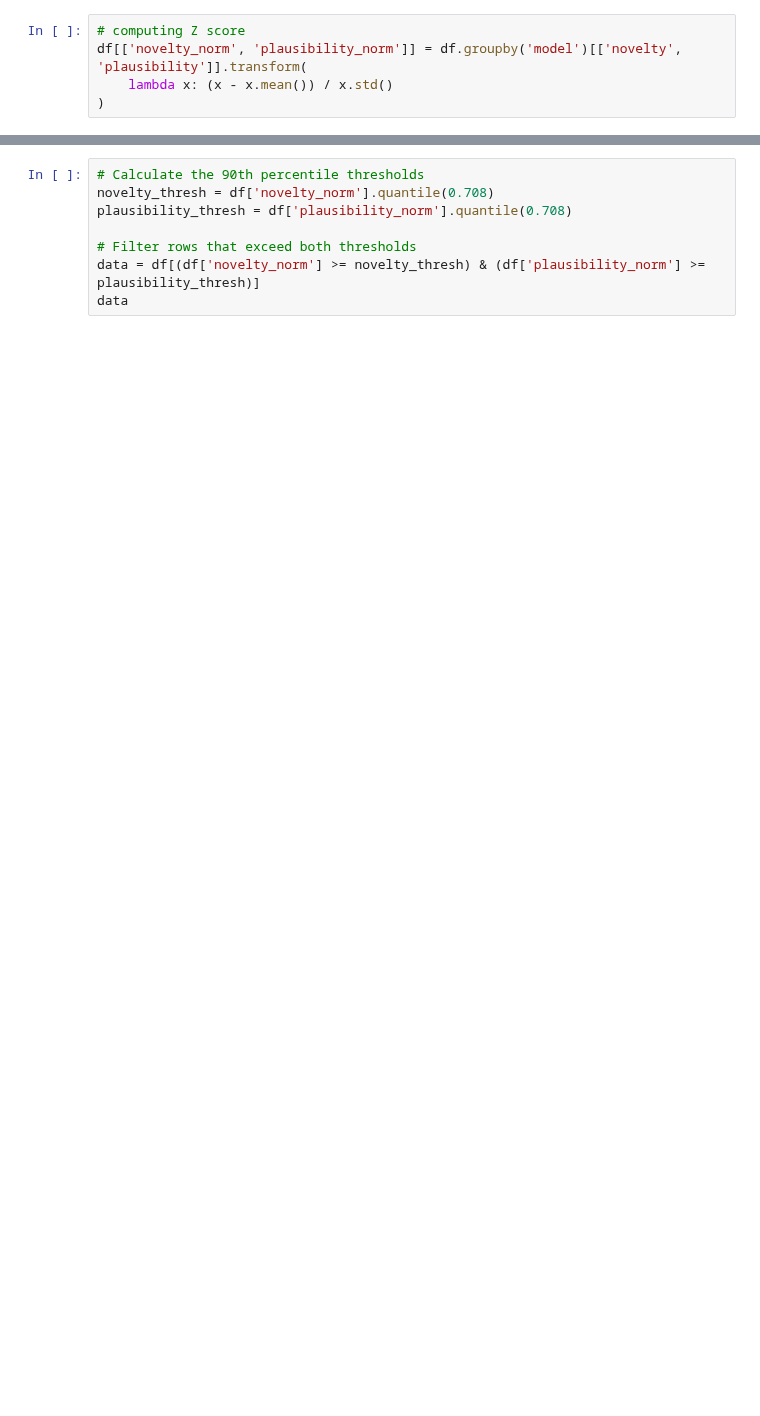
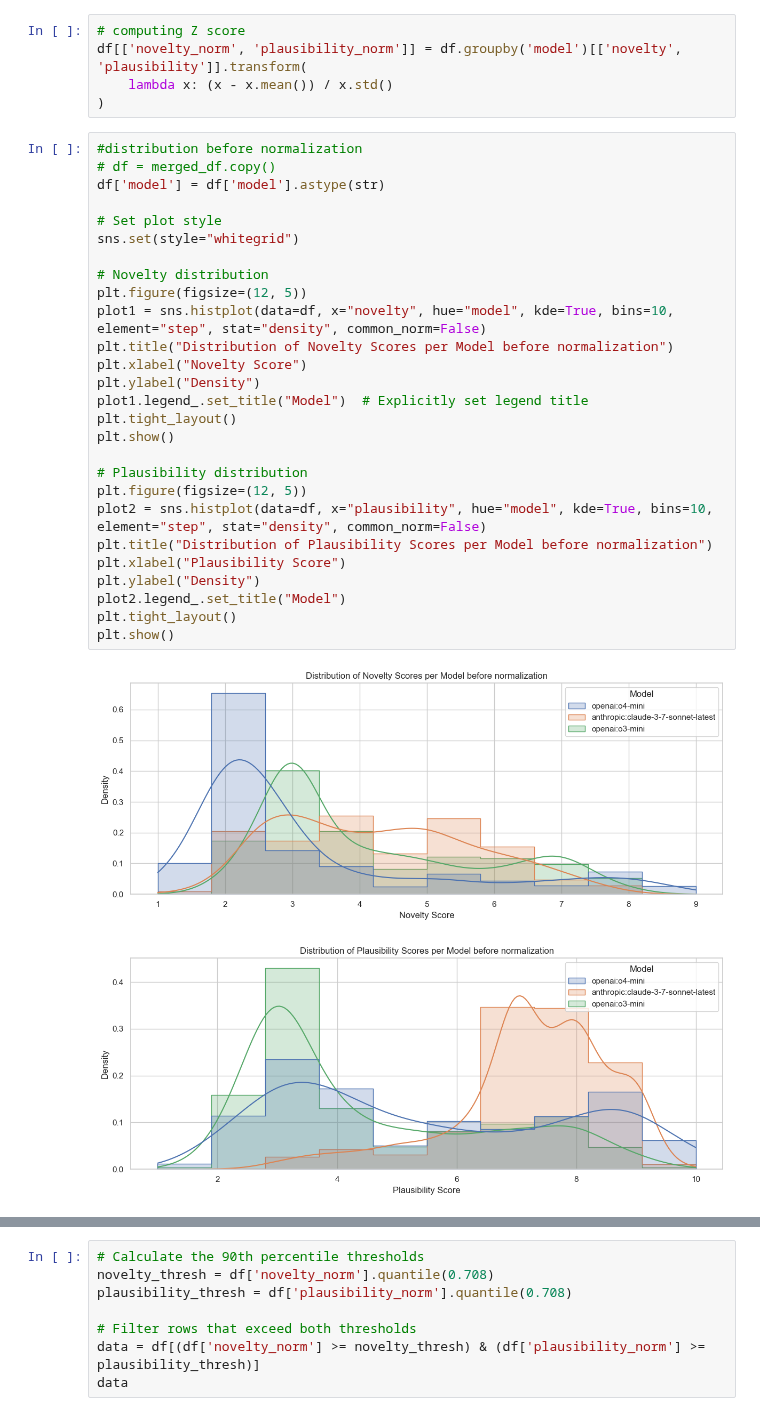
Before and after one commit to Taneun/OncoHypothesis-LLM-Ranker, a Jupyter notebook: pan_cancer/llm_results_analysis.ipynb, the cells around one changed output, grey strips where cells are left out. Drawn from its saved outputs; the diff is of its cells as text; blank space fills up the shorter version.

```diff
--- a/pan_cancer/llm_results_analysis.ipynb
+++ b/pan_cancer/llm_results_analysis.ipynb
@@ -148,6 +190,36 @@ F-statistic: 611.8995, p-value: 1.0654e-231
 df[['novelty_norm', 'plausibility_norm']] = df.groupby('model')[['novelty', 'plausibility']].transform(
     lambda x: (x - x.mean()) / x.std()
 )
+# %%
+#distribution before normalization
+# df = merged_df.copy()
+df['model'] = df['model'].astype(str)
+
+# Set plot style
+sns.set(style="whitegrid")
+
+# Novelty distribution
+plt.figure(figsize=(12, 5))
+plot1 = sns.histplot(data=df, x="novelty", hue="model", kde=True, bins=10, element="step", stat="density", common_norm=False)
+plt.title("Distribution of Novelty Scores per Model before normalization")
+plt.xlabel("Novelty Score")
+plt.ylabel("Density")
+plot1.legend_.set_title("Model")  # Explicitly set legend title
+plt.tight_layout()
+plt.show()
+
+# Plausibility distribution
+plt.figure(figsize=(12, 5))
+plot2 = sns.histplot(data=df, x="plausibility", hue="model", kde=True, bins=10, element="step", stat="density", common_norm=False)
+plt.title("Distribution of Plausibility Scores per Model before normalization")
+plt.xlabel("Plausibility Score")
+plt.ylabel("Density")
+plot2.legend_.set_title("Model")
+plt.tight_layout()
+plt.show()
+# %% [output]
+[figure, added]
+[figure, added]
 # %%
 # Ensure 'model' is treated as a categorical variable
 # df = merged_df.copy()
```
Also changed, not shown: parts of 17 cells of this notebook, 6 other files.
